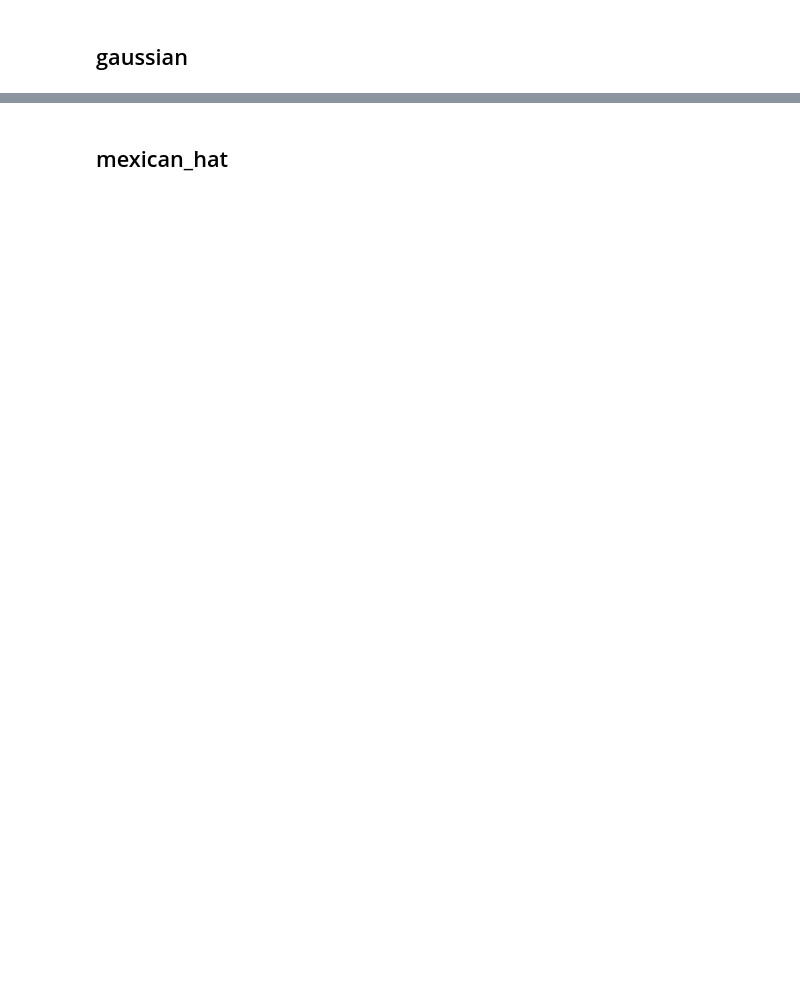
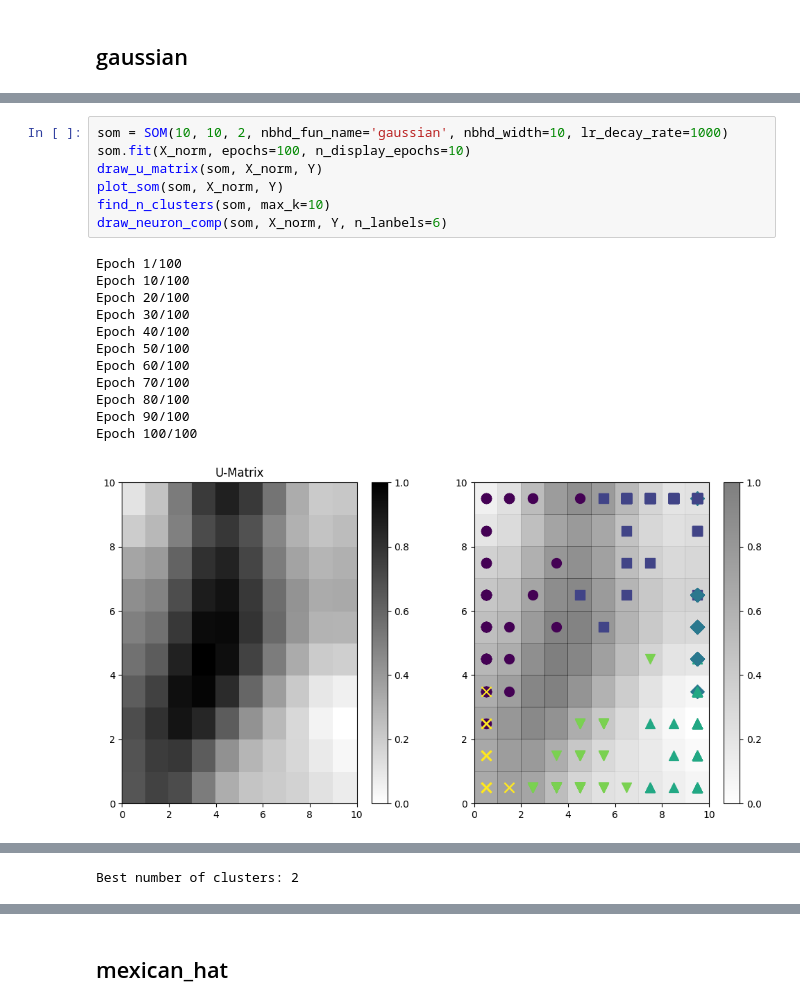
Before and after one commit to kuba-kapron/mio, a Jupyter notebook: KOH/koh1.ipynb, the cells around one changed output, grey strips where cells are left out. Drawn from its saved outputs; the diff is of its cells as text; blank space fills up the shorter version.

```diff
--- a/KOH/koh1.ipynb
+++ b/KOH/koh1.ipynb
@@ -166,0 +236,20 @@ Epoch 50/50
+# %%
+som = SOM(10, 10, 2, nbhd_fun_name='gaussian', nbhd_width=10, lr_decay_rate=1000)
+som.fit(X_norm, epochs=100, n_display_epochs=10)
+draw_u_matrix(som, X_norm, Y)
+plot_som(som, X_norm, Y)
+find_n_clusters(som, max_k=10)
+draw_neuron_comp(som, X_norm, Y, n_lanbels=6)
+# %% [output]
+Epoch 1/100
+Epoch 10/100
+Epoch 20/100
+Epoch 30/100
+Epoch 40/100
+Epoch 50/100
+Epoch 60/100
+Epoch 70/100
+Epoch 80/100
+Epoch 90/100
+Epoch 100/100
+[figure, added]
@@ -166,0 +257 @@ Epoch 50/50
+Best number of clusters: 2
```
Also changed, not shown: parts of 22 cells of this notebook, 26 other files.
